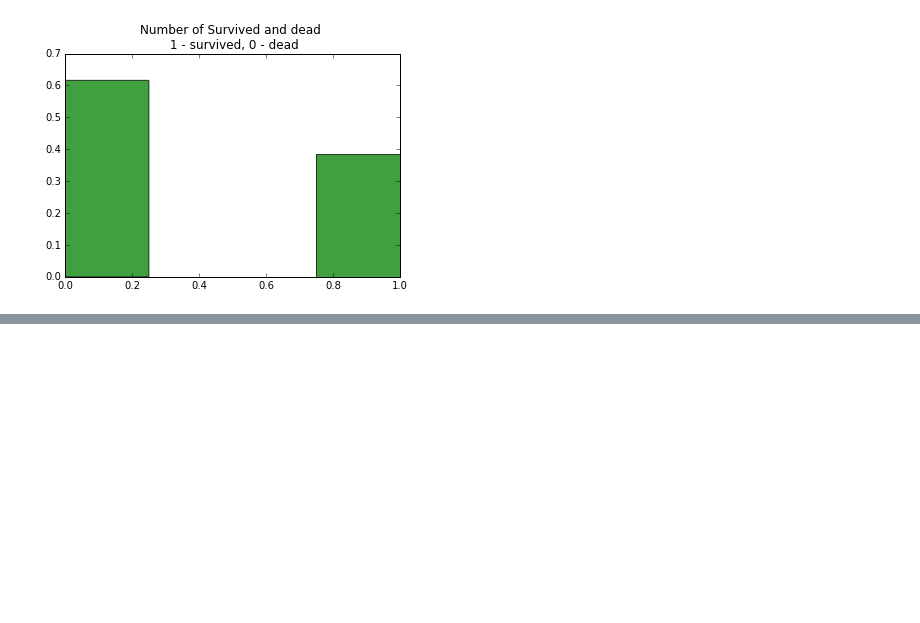
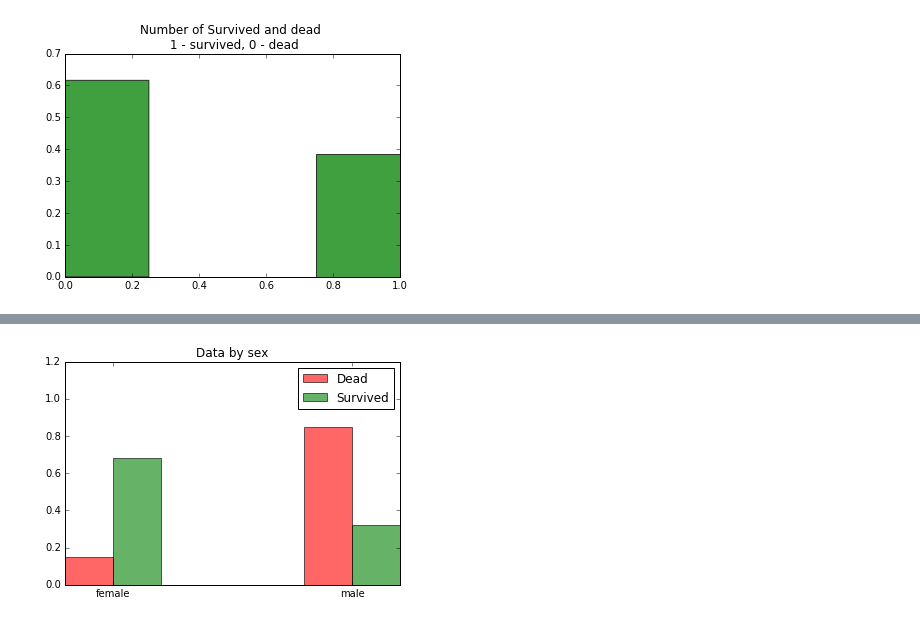
Before and after one commit to Sirorezka/Titanic, a Jupyter notebook: ipynb/graphs.ipynb, the cells around one changed output, grey strips where cells are left out. Cells and saved outputs as stored; diff of their text form; code cells hidden in the pictures; blank space fills up the shorter version.

```diff
--- a/ipynb/graphs.ipynb
+++ b/ipynb/graphs.ipynb
@@ -53,0 +131,41 @@ pl.show()
+# %%
+# sex
+X = data[:,4]
+X_ones = np.ones_like(X)
+y_class = data[:,1].astype(np.integer)
+y_names = y_class.astype(str)
+y_names[y_class==1] = 'Survived'
+y_names[y_class==0] = 'Dead'
+
+plot_data=[]
+for my_class in np.unique(y_names):
+
+    sum_my = len(X[y_names==my_class])  # sum of my classes
+
+    for mx_class in np.unique (X):
+        condit = np.logical_and(X==mx_class, y_names==my_class)
+        x_weights = round(len(X[condit])/sum_my,2)
+        plot_data.append ([my_class,mx_class,x_weights])
+
+plot_data = np.array(plot_data)
+plot_data[:,2] = plot_data[:,2].astype(float)
+#print (plot_data)
+
+width = 0.2
+i_ind = 0
+col_arr = ['red','green']
+for my_class in np.unique(y_names):
+    pl_data = plot_data[plot_data[:,0]==my_class,2].astype(float)
+    #print (pl_data)
+    ind = np.arange(len(np.unique(X)))
+    plt.bar(ind+i_ind*width,pl_data, width, alpha = 0.6, color = col_arr[i_ind], label = my_class)
+    i_ind = i_ind + 1
+
+plt.legend(loc='upper right')
+plt.ylim ([0,1.2])
+ind = np.arange(len(np.unique(X)))
+plt.xticks(ind+width,np.unique(X))
+plt.title ("Data by sex")
+plt.show()
+# %% [output]
+[figure, added]
```
Also changed, not shown: parts of 14 cells of this notebook, 1 other file.
